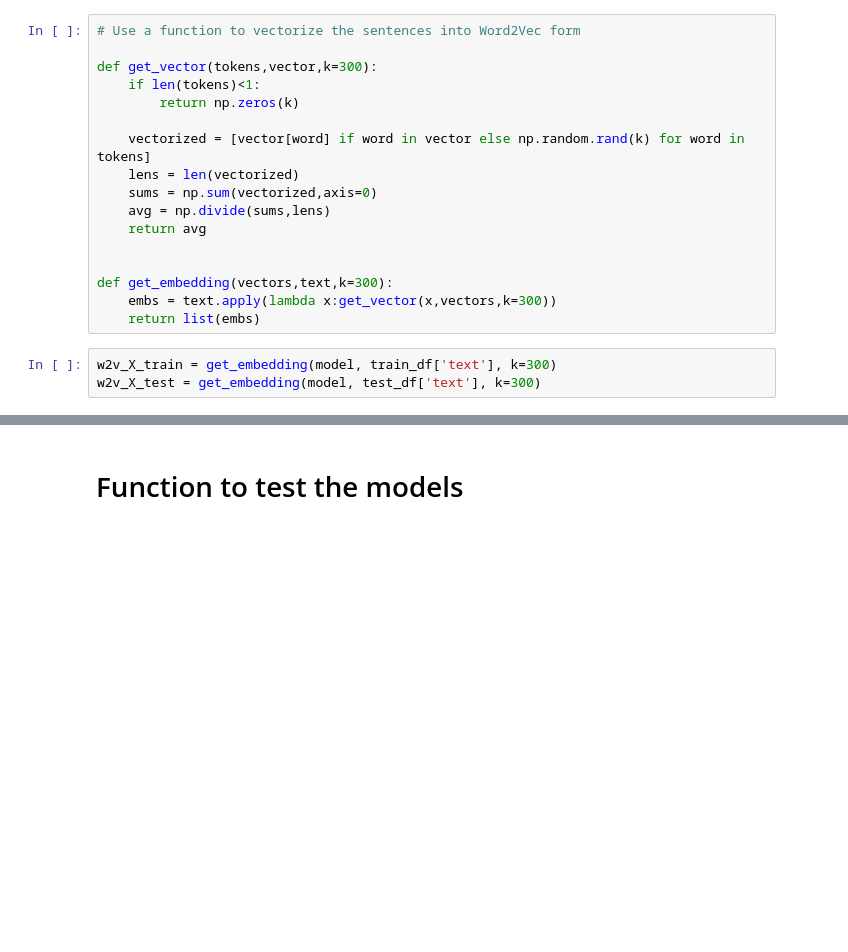
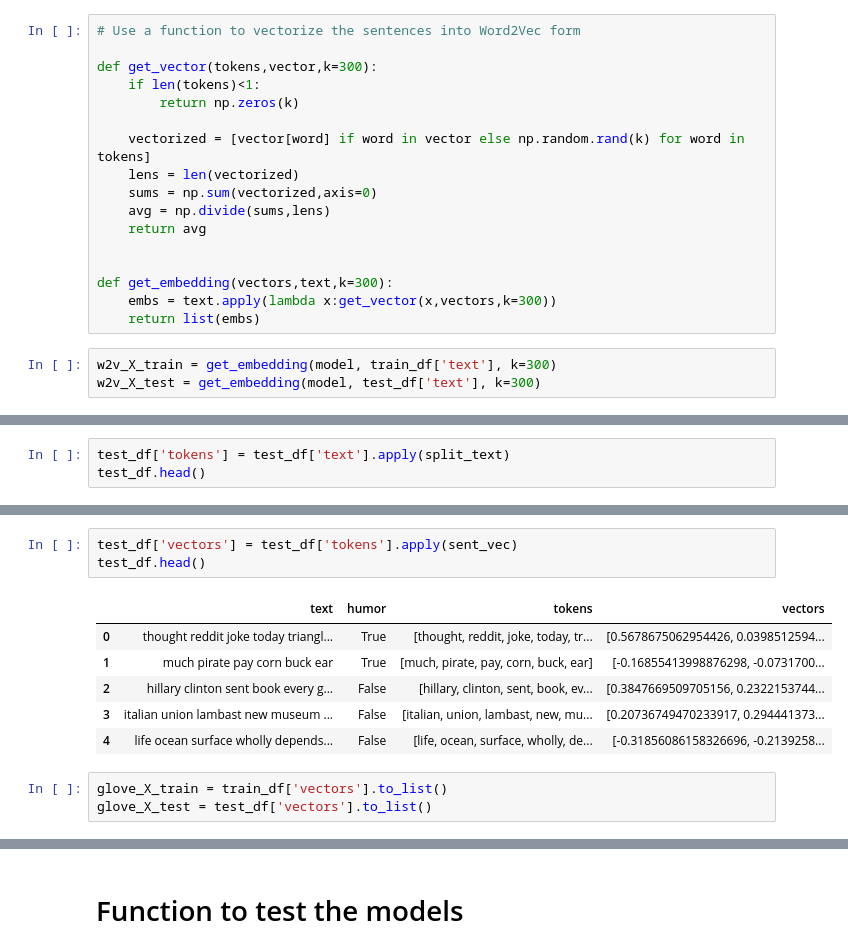
Before and after one commit to yjiahao/Humor-Detection, a Jupyter notebook: ML_models_experimentation.ipynb, the cells around one changed output, grey strips where cells are left out. Drawn from its saved outputs; the diff is of its cells as text; blank space fills up the shorter version.

```diff
--- a/ML_models_experimentation.ipynb
+++ b/ML_models_experimentation.ipynb
@@ -156,0 +193,3 @@ tfidf_X_test = tfidf_vectorizer.transform(X_test)
+# %%
+test_df['tokens'] = test_df['text'].apply(split_text)
+test_df.head()
@@ -156,0 +213,13 @@ tfidf_X_test = tfidf_vectorizer.transform(X_test)
+# %%
+test_df['vectors'] = test_df['tokens'].apply(sent_vec)
+test_df.head()
+# %% [output]
+|  | text | humor | tokens | vectors |
+| 0 | thought reddit joke today triangl... | True | [thought, reddit, joke, today, tr... | [0.5678675062954426, 0.0398512594... |
+| 1 | much pirate pay corn buck ear | True | [much, pirate, pay, corn, buck, ear] | [-0.16855413998876298, -0.0731700... |
+| 2 | hillary clinton sent book every g... | False | [hillary, clinton, sent, book, ev... | [0.3847669509705156, 0.2322153744... |
+| 3 | italian union lambast new museum ... | False | [italian, union, lambast, new, mu... | [0.20736749470233917, 0.294441373... |
+| 4 | life ocean surface wholly depends... | False | [life, ocean, surface, wholly, de... | [-0.31856086158326696, -0.2139258... |
+# %%
+glove_X_train = train_df['vectors'].to_list()
+glove_X_test = test_df['vectors'].to_list()
```
Also changed, not shown: parts of 29 cells of this notebook.
